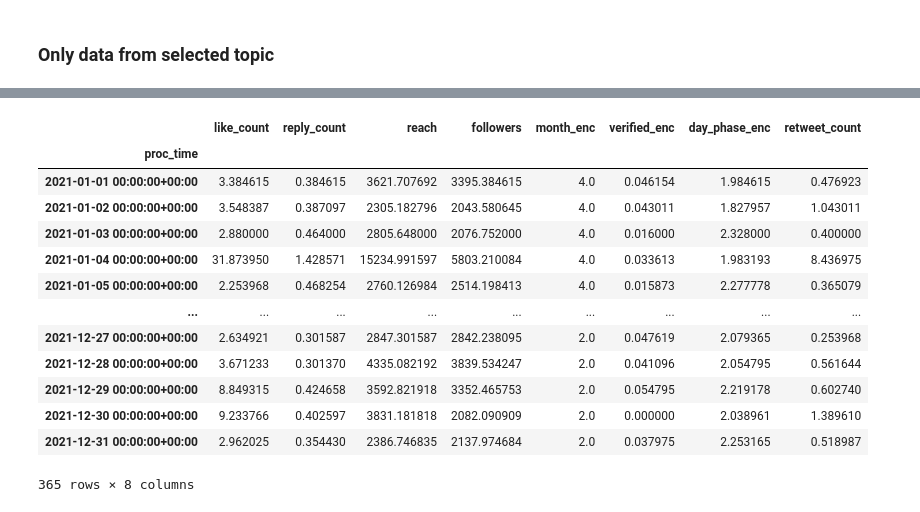
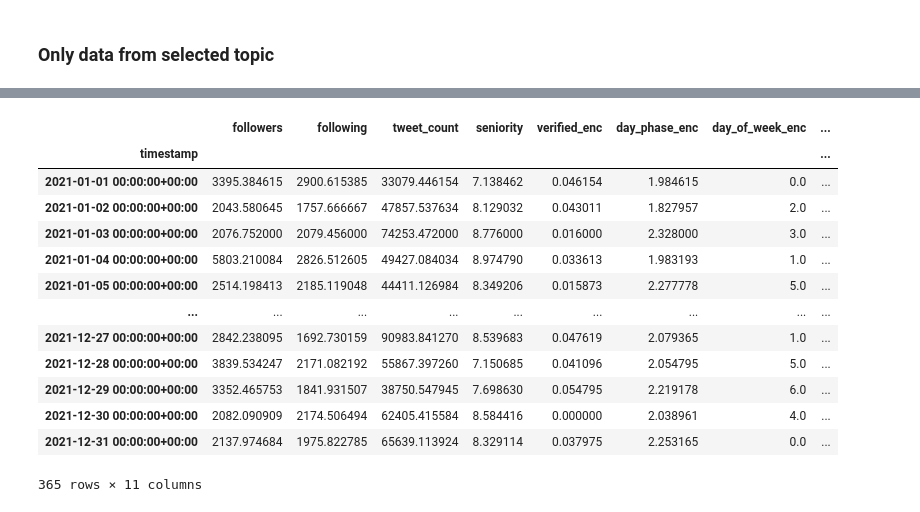
Before and after one commit to MiguelDordio/InformationFlow, a Jupyter notebook: Twitter/analysis/topic_performance_prediction.ipynb, the cells around one changed output, grey strips where cells are left out. Saved outputs shown, nothing was run; the diff lists cells and outputs as text; code cells hidden in the pictures.

```diff
--- a/Twitter/analysis/topic_performance_prediction.ipynb
+++ b/Twitter/analysis/topic_performance_prediction.ipynb
@@ -44,6 +16,8 @@ sns.set()
 # Data Import and overview
 DATASET_PATH = "../../data/tweets_2020_2021_v2.csv"
 df = pd.read_csv(filepath_or_buffer=DATASET_PATH, sep=",")
+df['timestamp'] = pd.to_datetime(df['timestamp'])
+df['timestamp'] = [i.replace(tzinfo=datetime.timezone.utc) for i in df['timestamp']]
 df = df.sort_values(by='timestamp', ascending=True)
 df.tail()
 # %% [output]
@@ -64,3 +31,9 @@ variables_to_keep = ['like_count', 'reply_count', 'reach', 'followers', 'month_e
+# %%
+variables_to_keep = ['followers', 'following', 'tweet_count', 'seniority', 'verified_enc', 'day_phase_enc', 'day_of_week_enc', 'month_enc', 'topics_ids', 'sentiment_enc', 'timestamp', 'retweet_count']
+variables_to_predict = ['followers', 'following', 'tweet_count', 'seniority', 'verified_enc', 'day_phase_enc', 'day_of_week_enc', 'month_enc', 'topics_ids', 'sentiment_enc', 'timestamp', 'retweet_count', 'popularity', 'year']
+# %%
+df = df[(~df['topics'].isnull()) & (df['topics_cleaned'] == 'Person')]
+df = df[variables_to_predict]
 # %%
 df_2020 = df[df['year'] == 2020]
 df_2021 = df[df['year'] == 2021]
@@ -163,21 +95,21 @@ See the caveats in the documentation: https://pandas.pydata.org/pandas-docs/stab
 # %%
-topic_performance_2021 = df_2021_topic[variables_to_keep].resample('D', on='proc_time').mean()
+topic_performance_2021 = df_2021[variables_to_keep].resample('D', on='timestamp').mean()
 topic_performance_2021
 # %% [output]
-|  | like_count | reply_count | reach | followers | month_enc | verified_enc | day_phase_enc | retweet_count |
-| proc_time |  |  |  |  |  |  |  |  |
-| 2021-01-01 00:00:00+00:00 | 3.384615 | 0.384615 | 3621.707692 | 3395.384615 | 4.0 | 0.046154 | 1.984615 | 0.476923 |
-| 2021-01-02 00:00:00+00:00 | 3.548387 | 0.387097 | 2305.182796 | 2043.580645 | 4.0 | 0.043011 | 1.827957 | 1.043011 |
-| 2021-01-03 00:00:00+00:00 | 2.880000 | 0.464000 | 2805.648000 | 2076.752000 | 4.0 | 0.016000 | 2.328000 | 0.400000 |
-| 2021-01-04 00:00:00+00:00 | 31.873950 | 1.428571 | 15234.991597 | 5803.210084 | 4.0 | 0.033613 | 1.983193 | 8.436975 |
-| 2021-01-05 00:00:00+00:00 | 2.253968 | 0.468254 | 2760.126984 | 2514.198413 | 4.0 | 0.015873 | 2.277778 | 0.365079 |
+|  | followers | following | tweet_count | seniority | verified_enc | day_phase_enc | day_of_week_enc | ... |
+| timestamp |  |  |  |  |  |  |  | ... |
+| 2021-01-01 00:00:00+00:00 | 3395.384615 | 2900.615385 | 33079.446154 | 7.138462 | 0.046154 | 1.984615 | 0.0 | ... |
+| 2021-01-02 00:00:00+00:00 | 2043.580645 | 1757.666667 | 47857.537634 | 8.129032 | 0.043011 | 1.827957 | 2.0 | ... |
+| 2021-01-03 00:00:00+00:00 | 2076.752000 | 2079.456000 | 74253.472000 | 8.776000 | 0.016000 | 2.328000 | 3.0 | ... |
+| 2021-01-04 00:00:00+00:00 | 5803.210084 | 2826.512605 | 49427.084034 | 8.974790 | 0.033613 | 1.983193 | 1.0 | ... |
+| 2021-01-05 00:00:00+00:00 | 2514.198413 | 2185.119048 | 44411.126984 | 8.349206 | 0.015873 | 2.277778 | 5.0 | ... |
 | ... | ... | ... | ... | ... | ... | ... | ... | ... |
-| 2021-12-27 00:00:00+00:00 | 2.634921 | 0.301587 | 2847.301587 | 2842.238095 | 2.0 | 0.047619 | 2.079365 | 0.253968 |
-| 2021-12-28 00:00:00+00:00 | 3.671233 | 0.301370 | 4335.082192 | 3839.534247 | 2.0 | 0.041096 | 2.054795 | 0.561644 |
-| 2021-12-29 00:00:00+00:00 | 8.849315 | 0.424658 | 3592.821918 | 3352.465753 | 2.0 | 0.054795 | 2.219178 | 0.602740 |
-| 2021-12-30 00:00:00+00:00 | 9.233766 | 0.402597 | 3831.181818 | 2082.090909 | 2.0 | 0.000000 | 2.038961 | 1.389610 |
-| 2021-12-31 00:00:00+00:00 | 2.962025 | 0.354430 | 2386.746835 | 2137.974684 | 2.0 | 0.037975 | 2.253165 | 0.518987 |
+| 2021-12-27 00:00:00+00:00 | 2842.238095 | 1692.730159 | 90983.841270 | 8.539683 | 0.047619 | 2.079365 | 1.0 | ... |
+| 2021-12-28 00:00:00+00:00 | 3839.534247 | 2171.082192 | 55867.397260 | 7.150685 | 0.041096 | 2.054795 | 5.0 | ... |
+| 2021-12-29 00:00:00+00:00 | 3352.465753 | 1841.931507 | 38750.547945 | 7.698630 | 0.054795 | 2.219178 | 6.0 | ... |
+| 2021-12-30 00:00:00+00:00 | 2082.090909 | 2174.506494 | 62405.415584 | 8.584416 | 0.000000 | 2.038961 | 4.0 | ... |
+| 2021-12-31 00:00:00+00:00 | 2137.974684 | 1975.822785 | 65639.113924 | 8.329114 | 0.037975 | 2.253165 | 0.0 | ... |
-365 rows × 8 columns
+365 rows × 11 columns
 # %%
 X_train = topic_performance_2020.drop('retweet_count', axis=1)
 y_train = topic_performance_2020['retweet_count']
```
Also changed, not shown: parts of 18 cells of this notebook, 1 other file.
